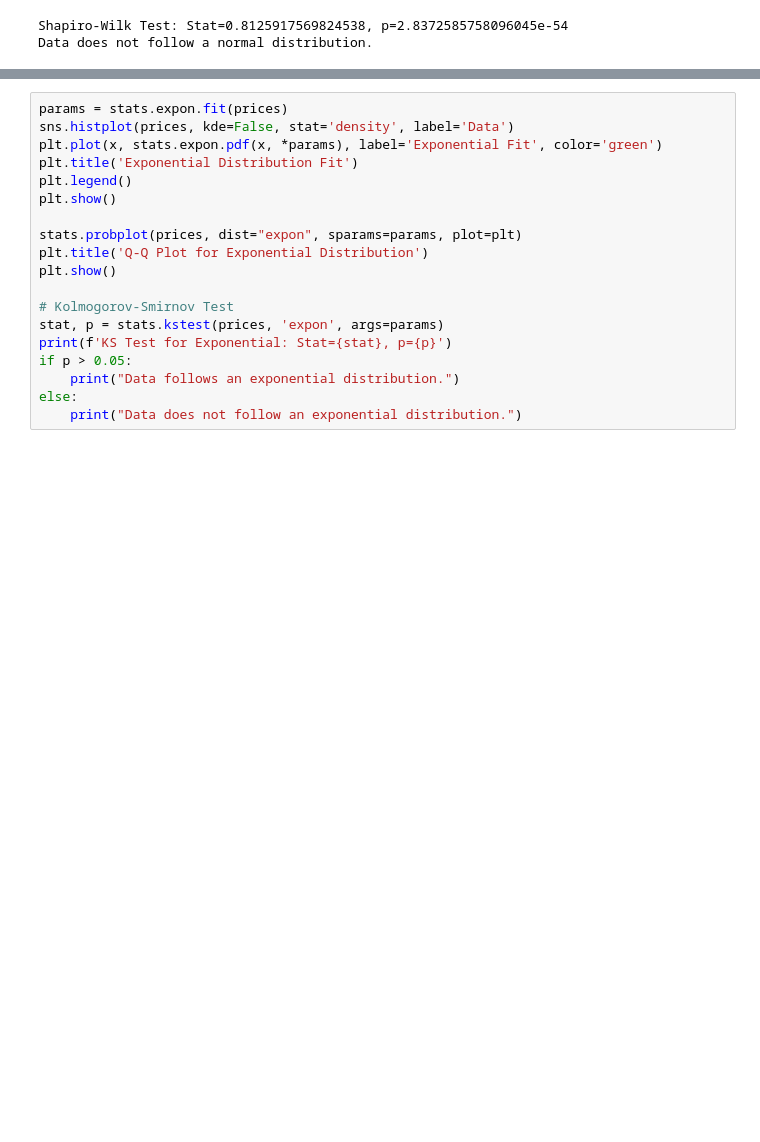
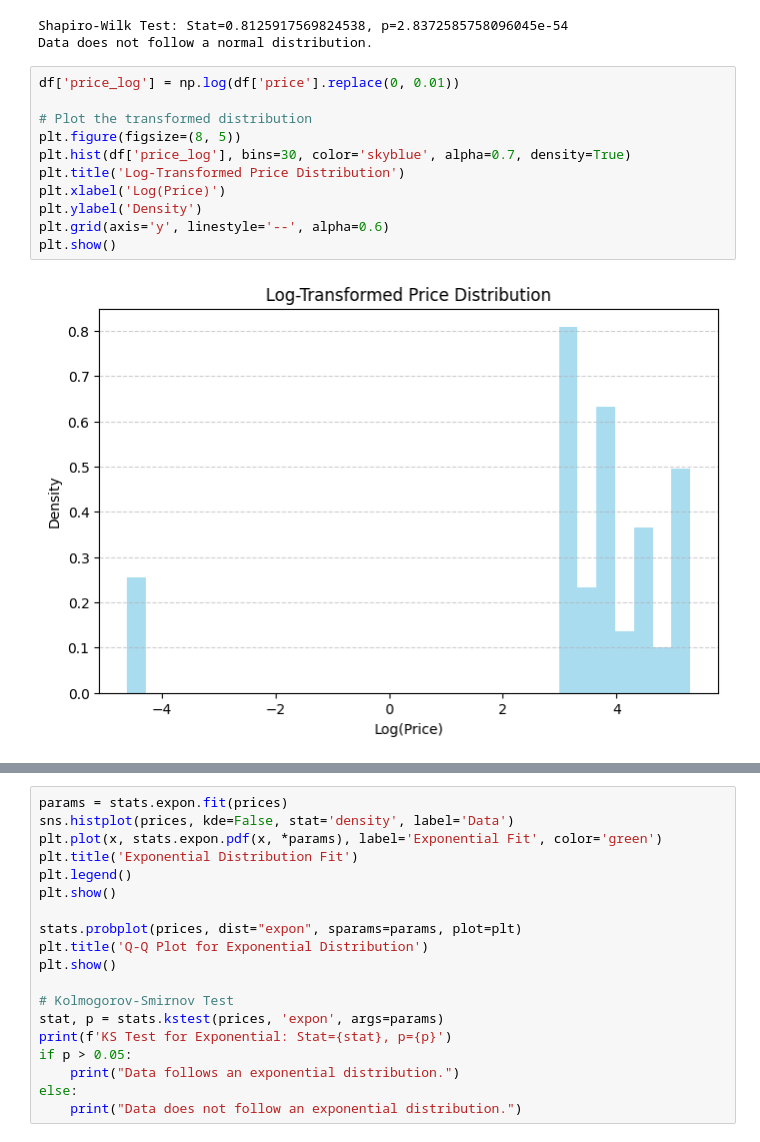
Before and after one commit to TeodoraVuta/e-learning-udemy, a Jupyter notebook: data.ipynb, the cells around one changed output, grey strips where cells are left out. Cells and saved outputs as stored; diff of their text form; blank space fills up the shorter version.

```diff
--- a/data.ipynb
+++ b/data.ipynb
@@ -403,3 +439,16 @@ else:
 [figure]
 Shapiro-Wilk Test: Stat=0.8125917569824538, p=2.8372585758096045e-54
 Data does not follow a normal distribution.
+# %%
+df['price_log'] = np.log(df['price'].replace(0, 0.01))
+
+# Plot the transformed distribution
+plt.figure(figsize=(8, 5))
+plt.hist(df['price_log'], bins=30, color='skyblue', alpha=0.7, density=True)
+plt.title('Log-Transformed Price Distribution')
+plt.xlabel('Log(Price)')
+plt.ylabel('Density')
+plt.grid(axis='y', linestyle='--', alpha=0.6)
+plt.show()
+# %% [output]
+[figure, added]
```
Also changed, not shown: parts of 17 cells of this notebook.
